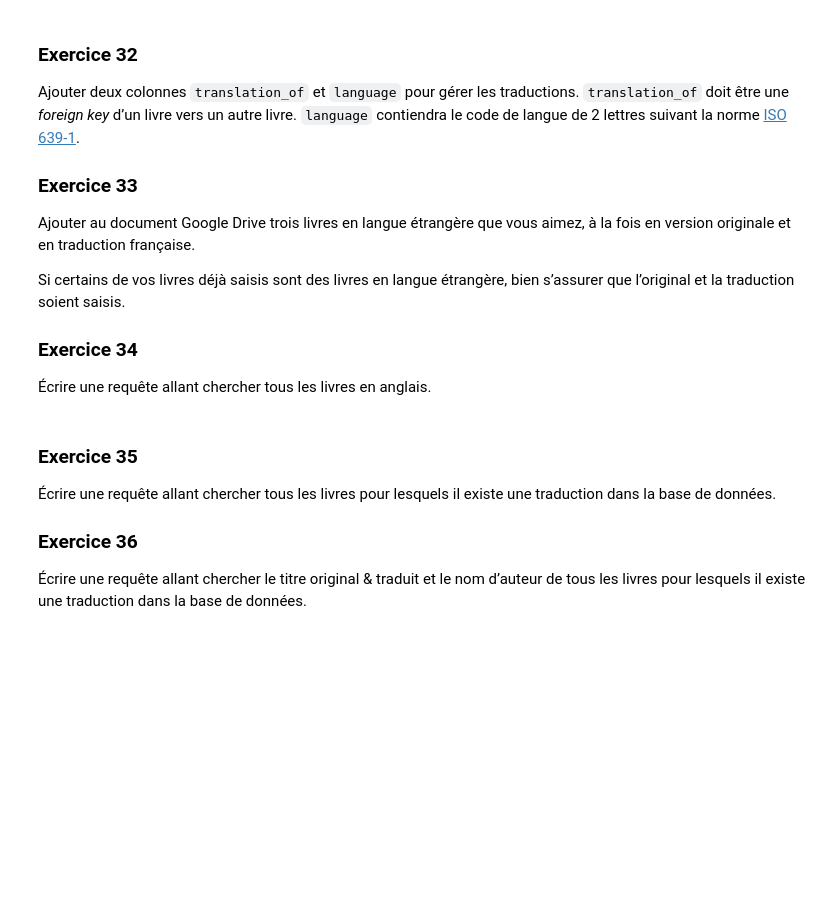
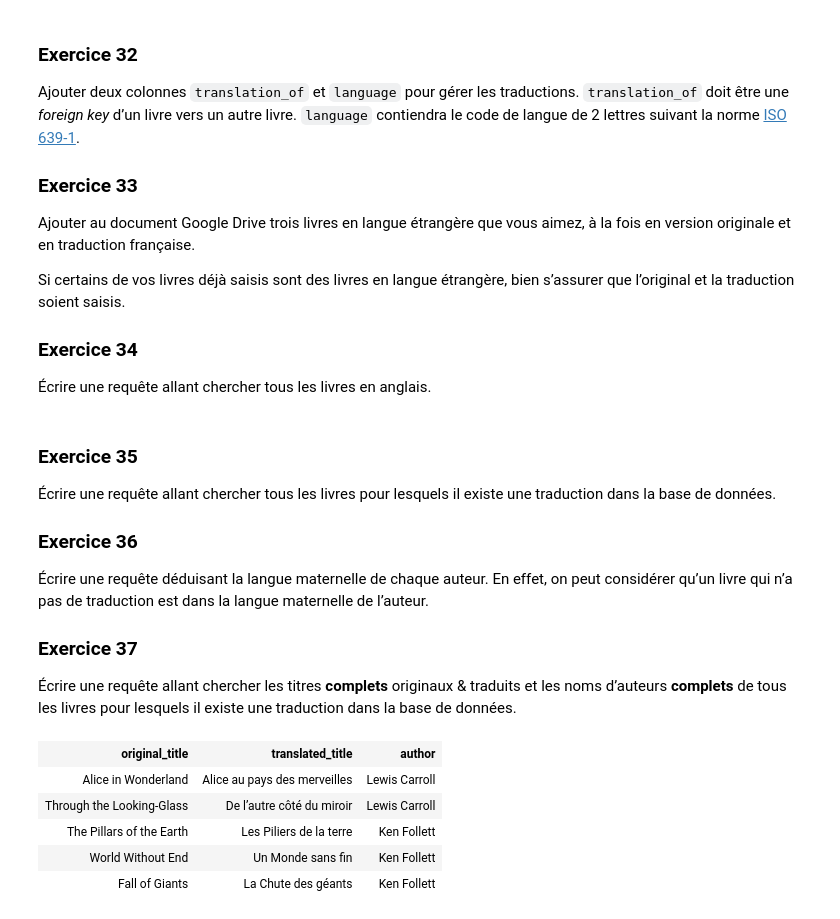
Before and after one commit to noripyt/cours, a Jupyter notebook: bases-de-données/Bases de données.ipynb, the cells around one changed output. Drawn from its saved outputs; the diff is of its cells as text; code cells hidden in the pictures; blank space fills up the shorter version.

```diff
--- a/bases-de-données/Bases de données.ipynb
+++ b/bases-de-données/Bases de données.ipynb
@@ -1000,4 +1001,8 @@ Si certains de vos livres déjà saisis sont des livres en langue étrangère, b
 
 ### Exercice 36
 
-Écrire une requête allant chercher le titre original & traduit et le nom d’auteur de tous les livres pour lesquels il existe une traduction dans la base de données.
+Écrire une requête déduisant la langue maternelle de chaque auteur. En effet, on peut considérer qu’un livre qui n’a pas de traduction est dans la langue maternelle de l’auteur.
+
+### Exercice 37
+
+Écrire une requête allant chercher les titres **complets** originaux & traduits et les noms d’auteurs **complets** de tous les livres pour lesquels il existe une traduction dans la base de données.
@@ -1003,0 +1026,16 @@ Si certains de vos livres déjà saisis sont des livres en langue étrangère, b
+# %%
+SELECT
+    books.title_prefix || books.title AS original_title,
+    translated.title_prefix || translated.title AS translated_title,
+    authors.first_name || ' ' || authors.last_name AS author
+FROM books
+JOIN books AS translated
+ON translated.translation_of = books.id
+JOIN authors ON authors.id = books.author_id;
+# %% [output]
+| original_title | translated_title | author |
+| Alice in Wonderland | Alice au pays des merveilles | Lewis Carroll |
+| Through the Looking-Glass | De l’autre côté du miroir | Lewis Carroll |
+| The Pillars of the Earth | Les Piliers de la terre | Ken Follett |
+| World Without End | Un Monde sans fin | Ken Follett |
+| Fall of Giants | La Chute des géants | Ken Follett |
```
Also changed, not shown: parts of 21 cells of this notebook, 1 other file.
